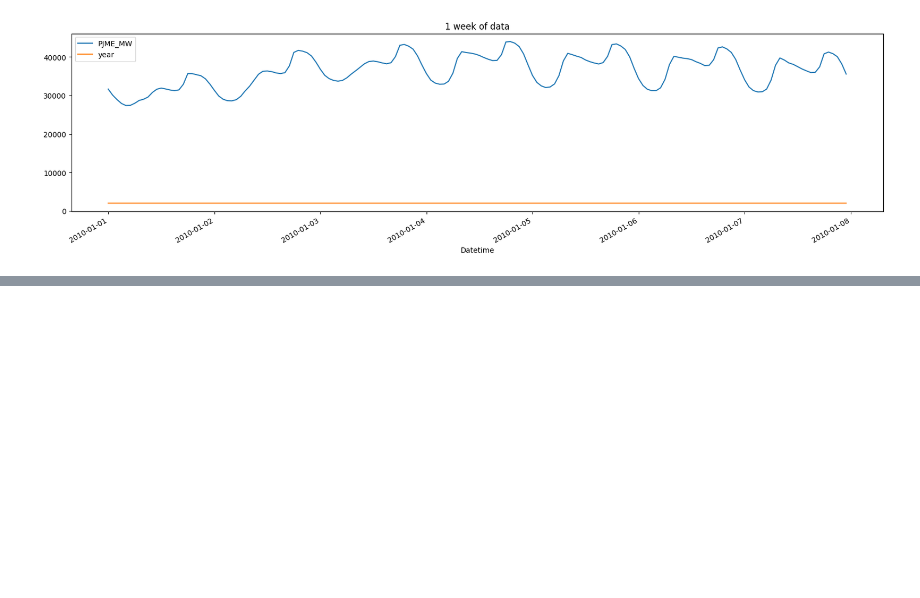
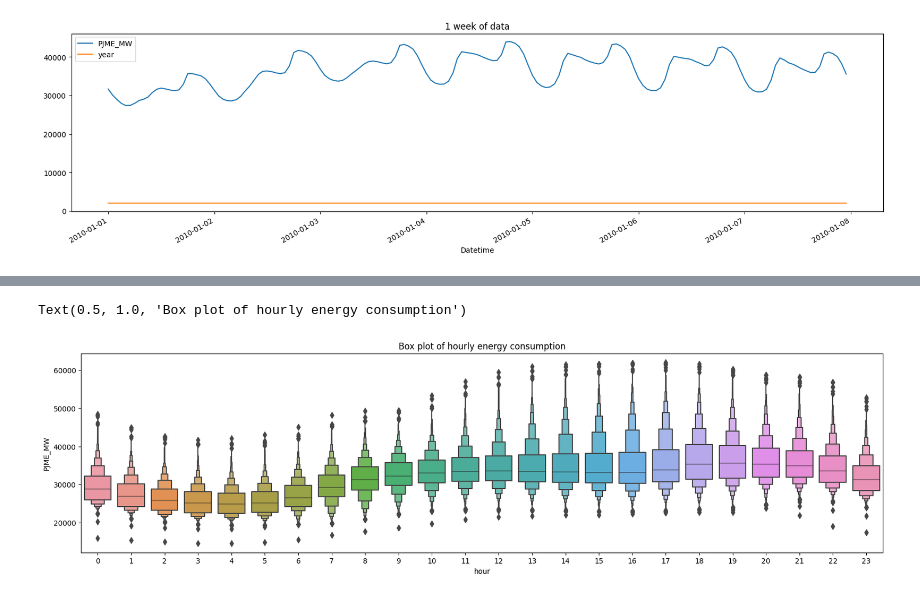
Before and after one commit to Darklaneanjana/ML_DL, a Jupyter notebook: Hourly_Energy_Consumption_Forcast/Time-Series.ipynb, the cells around one changed output, grey strips where cells are left out. Drawn from its saved outputs; the diff is of its cells as text; code cells hidden in the pictures; blank space fills up the shorter version.

```diff
--- a/Hourly_Energy_Consumption_Forcast/Time-Series.ipynb
+++ b/Hourly_Energy_Consumption_Forcast/Time-Series.ipynb
@@ -87,3 +69,16 @@ df.loc['2010-01-01':'2010-01-07'].plot(figsize=(20, 5), title='1 week of data')
 # %% [output]
 <AxesSubplot: title={'center': '1 week of data'}, xlabel='Datetime'>
 [figure]
+# %%
+def create_features(df, label=None):
+    """
+    Creates time series features from datetime index
+    """
+    df['hour'] = df.index.hour
+    df['dayofweek'] = df.index.dayofweek
+    df['quarter'] = df.index.quarter
+    df['month'] = df.index.month
+    df['dayofyear'] = df.index.dayofyear
+    return(df)
+
+df = create_features(df)
@@ -89,0 +102,7 @@ df.loc['2010-01-01':'2010-01-07'].plot(figsize=(20, 5), title='1 week of data')
+# %%
+fig, ax = plt.subplots(figsize=(20, 5))
+sns.boxenplot(x='hour', y='PJME_MW', data=df, ax=ax)
+ax.set_title('Box plot of hourly energy consumption')
+# %% [output]
+Text(0.5, 1.0, 'Box plot of hourly energy consumption')
+[figure, added]
```
Also changed, not shown: parts of 5 cells of this notebook, 2 other files.
